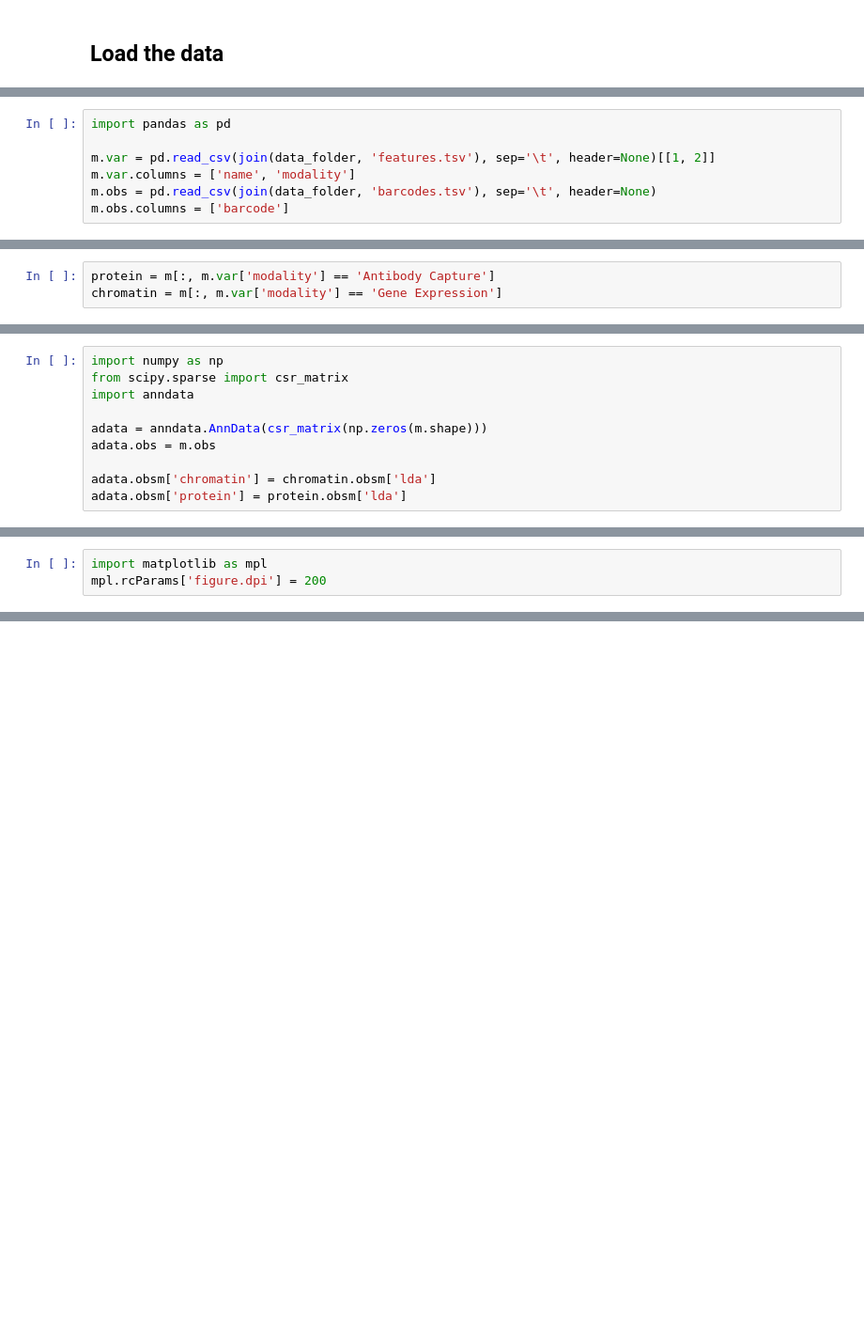
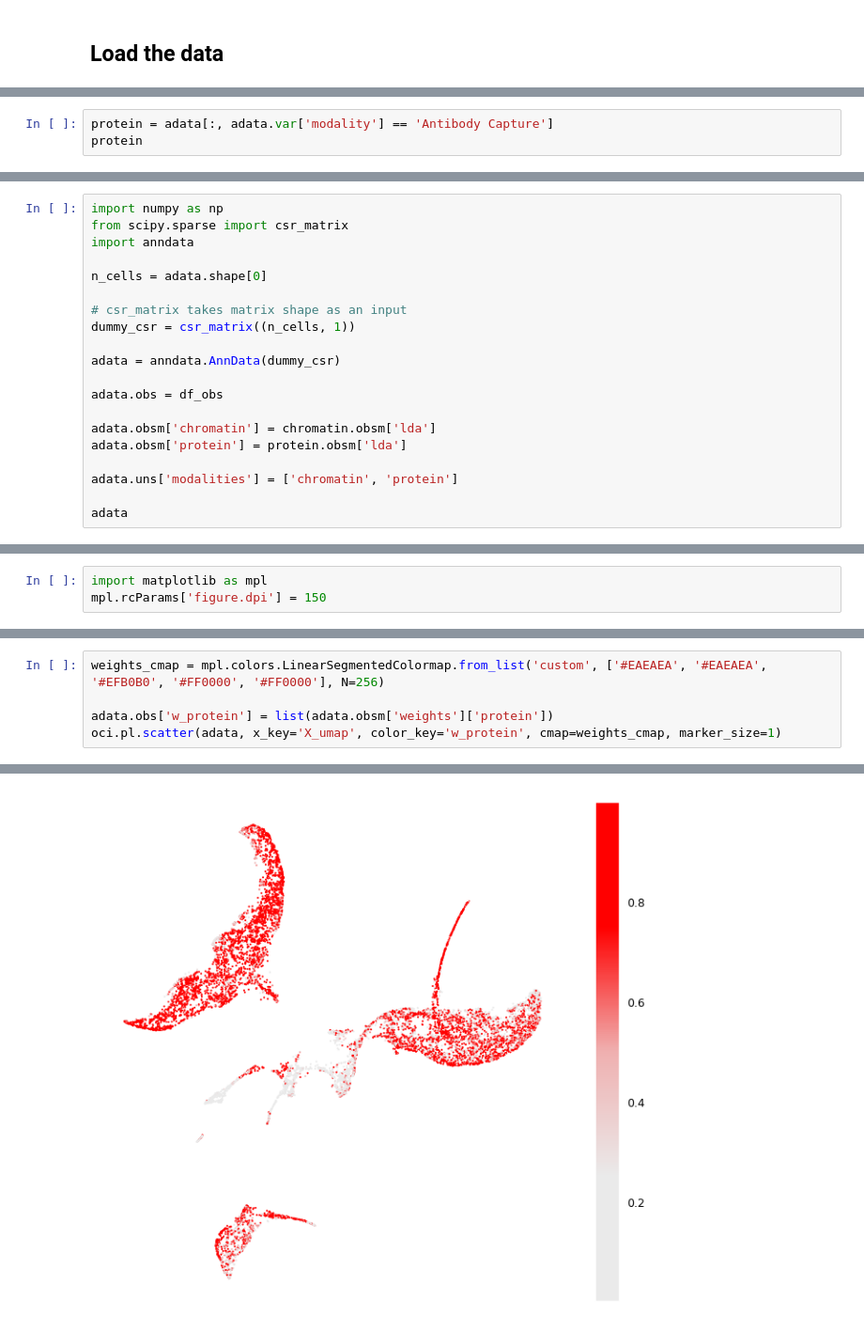
Before and after one commit to TabakaLab/ocelli, a Jupyter notebook: docs/source/notebooks/human-bone-marrow.ipynb, the cells around one changed output, grey strips where cells are left out. Shown at 94% size. Cells and saved outputs as stored; diff of their text form; blank space fills up the shorter version.

```diff
--- a/docs/source/notebooks/human-bone-marrow.ipynb
+++ b/docs/source/notebooks/human-bone-marrow.ipynb
@@ -26,7 +85,3 @@ Next, we annotate cells and features.
 # %%
-import pandas as pd
-
-m.var = pd.read_csv(join(data_folder, 'features.tsv'), sep='\t', header=None)[[1, 2]]
-m.var.columns = ['name', 'modality']
-m.obs = pd.read_csv(join(data_folder, 'barcodes.tsv'), sep='\t', header=None)
-m.obs.columns = ['barcode']
+protein = adata[:, adata.var['modality'] == 'Antibody Capture']
+protein
@@ -55,4 +101 @@ The loaded count matrix is a concatenated matrix of protein and chromatin count
-# %%
-protein = m[:, m.var['modality'] == 'Antibody Capture']
-chromatin = m[:, m.var['modality'] == 'Gene Expression']
 # %% [markdown]
@@ -102,8 +180,18 @@ import numpy as np
 from scipy.sparse import csr_matrix
 import anndata
 
-adata = anndata.AnnData(csr_matrix(np.zeros(m.shape)))
-adata.obs = m.obs
+n_cells = adata.shape[0]
+
+# csr_matrix takes matrix shape as an input
+dummy_csr = csr_matrix((n_cells, 1))
+
+adata = anndata.AnnData(dummy_csr)
+
+adata.obs = df_obs
 
 adata.obsm['chromatin'] = chromatin.obsm['lda']
 adata.obsm['protein'] = protein.obsm['lda']
+
+adata.uns['modalities'] = ['chromatin', 'protein']
+
+adata
@@ -145,4 +231,4 @@ Eigendecomposition finished.
 # %%
 import matplotlib as mpl
-mpl.rcParams['figure.dpi'] = 200
+mpl.rcParams['figure.dpi'] = 150
 # %% [markdown]
@@ -216,0 +246,6 @@ oci.pl.scatter(adata, x_key='X_umap', color_key=protein_marker, cmap='gnuplot',
+# %%
+weights_cmap = mpl.colors.LinearSegmentedColormap.from_list('custom', ['#EAEAEA', '#EAEAEA', '#EFB0B0', '#FF0000', '#FF0000'], N=256)
+
+adata.obs['w_protein'] = list(adata.obsm['weights']['protein'])
+oci.pl.scatter(adata, x_key='X_umap', color_key='w_protein', cmap=weights_cmap, marker_size=1)
+# %% [output]
@@ -216,0 +253 @@ oci.pl.scatter(adata, x_key='X_umap', color_key=protein_marker, cmap='gnuplot',
+[figure, added]
```
Also changed, not shown: parts of 73 cells of this notebook, 1 other file.
